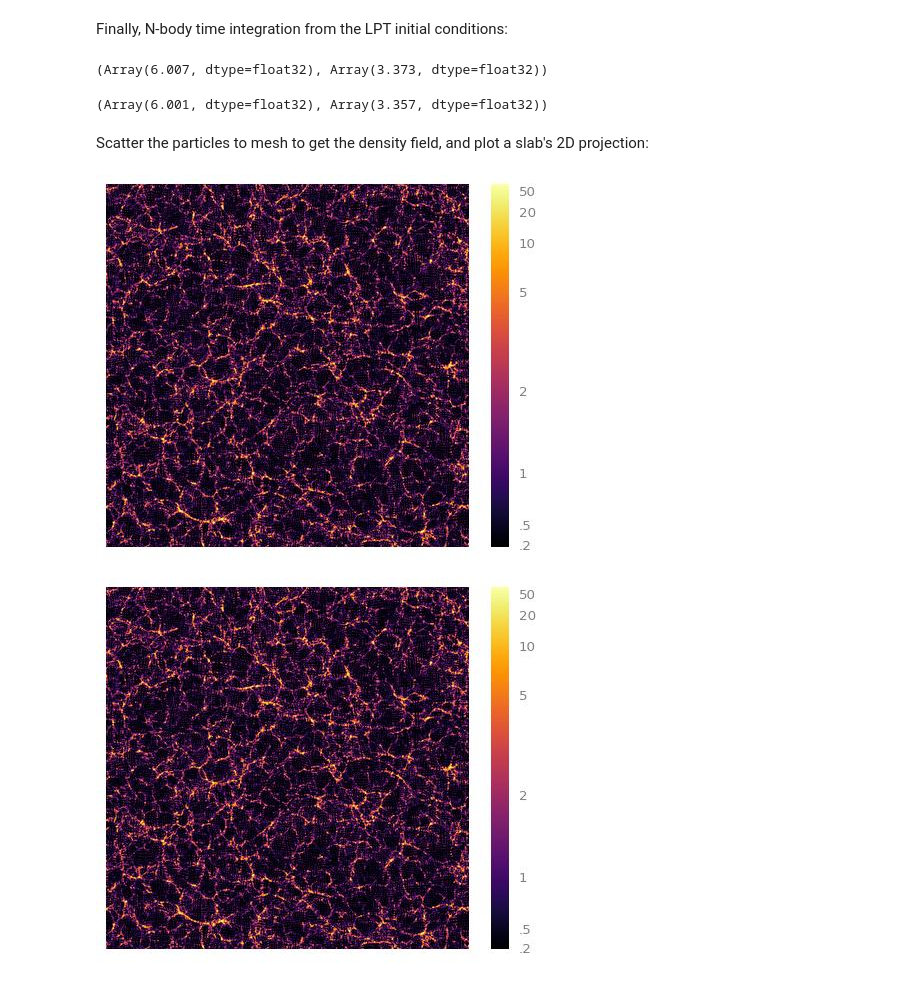
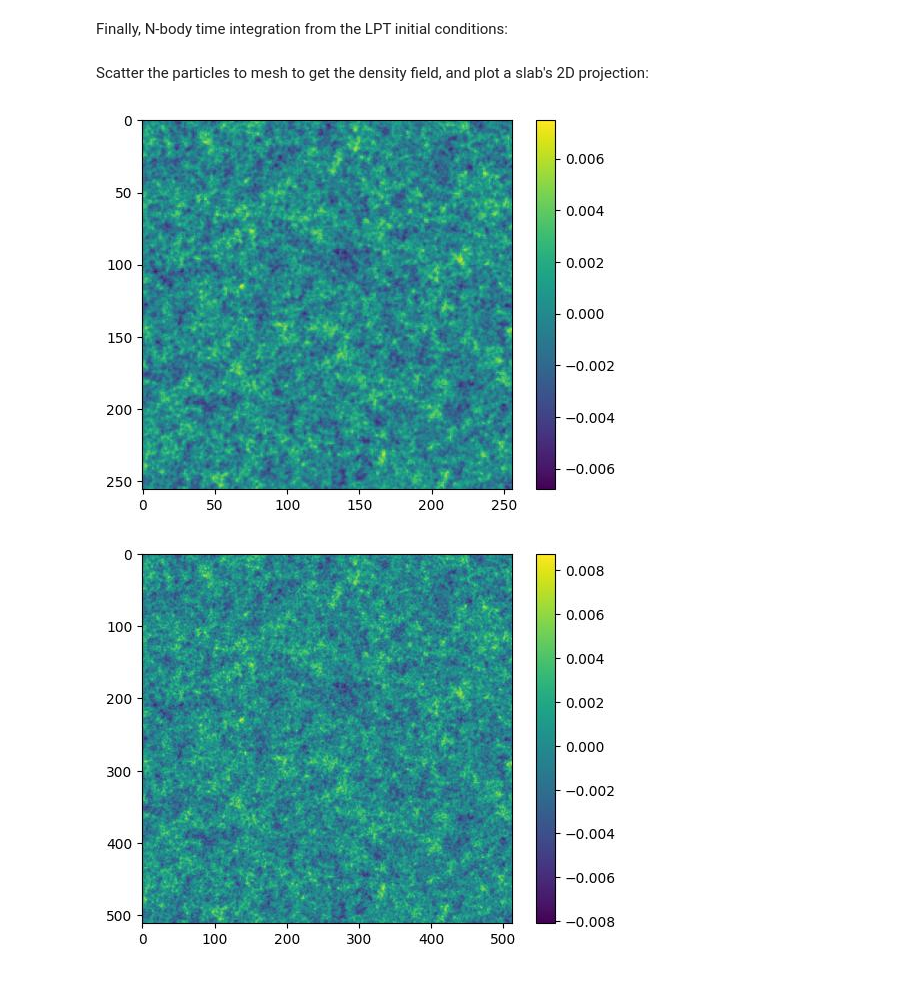
Before and after one commit to eelregit/pmwd, a Jupyter notebook: docs/examples/png_example.ipynb, the cells around one changed output. Drawn from its saved outputs; the diff is of its cells as text; code cells hidden in the pictures.

```diff
--- a/docs/examples/png_example.ipynb
+++ b/docs/examples/png_example.ipynb
@@ -161,24 +163,16 @@ ptcl_LC_m.disp.std(), ptcl_LC_m.vel.std()
 # %% [markdown]
 Finally, N-body time integration from the LPT initial conditions:
 # %%
-ptcl_LC_p, obsvbl_LC_p = nbody(ptcl_LC_p, obsvbl_LC_p, cosmo_LC_p, conf)
-ptcl_LC_p.disp.std(), ptcl_LC_p.vel.std()
+# ptcl_LC_p, obsvbl_LC_p = nbody(ptcl_LC_p, obsvbl_LC_p, cosmo_LC_p, conf)
+# ptcl_LC_p.disp.std(), ptcl_LC_p.vel.std()
-# %% [output]
-(Array(6.007, dtype=float32), Array(3.373, dtype=float32))
 # %%
-ptcl_LC_m, obsvbl_LC_m = nbody(ptcl_LC_m, obsvbl_LC_m, cosmo_LC_m, conf)
-ptcl_LC_m.disp.std(), ptcl_LC_m.vel.std()
+# ptcl_LC_m, obsvbl_LC_m = nbody(ptcl_LC_m, obsvbl_LC_m, cosmo_LC_m, conf)
+# ptcl_LC_m.disp.std(), ptcl_LC_m.vel.std()
-# %% [output]
-(Array(6.001, dtype=float32), Array(3.357, dtype=float32))
 # %% [markdown]
 Scatter the particles to mesh to get the density field, and plot a slab's 2D projection:
 # %%
-dens_LC_p = scatter(ptcl_LC_p, conf,)
-simshow(dens_LC_p[:8].mean(axis=0), norm='CosmicWebNorm');
+dens_LC_p = scatter(ptcl_LC_p, conf,)-1.
+# simshow(dens_LC_p[:].mean(axis=0), norm='CosmicWebNorm');
-# %% [output]
-[figure, removed]
 # %%
-dens_LC_m = scatter(ptcl_LC_m, conf,)
-simshow(dens_LC_m[:8].mean(axis=0), norm='CosmicWebNorm');
+dens_LC_m = scatter(ptcl_LC_m, conf,)-1.
+# simshow(dens_LC_m[:8].mean(axis=0), norm='CosmicWebNorm');
-# %% [output]
-[figure, removed]
@@ -185 +182,12 @@ simshow(dens_LC_m[:8].mean(axis=0), norm='CosmicWebNorm');
+# %%
+plt.imshow(df_LC_p_Q.mean(0))
+plt.colorbar()
+plt.show()
+
+plt.imshow(dens_LC_p.mean(0))
+plt.colorbar()
+plt.show()
+# %% [output]
+[figure, added]
+[figure, added]
 # %%
```
Also changed, not shown: parts of 22 cells of this notebook, 2 other files.
